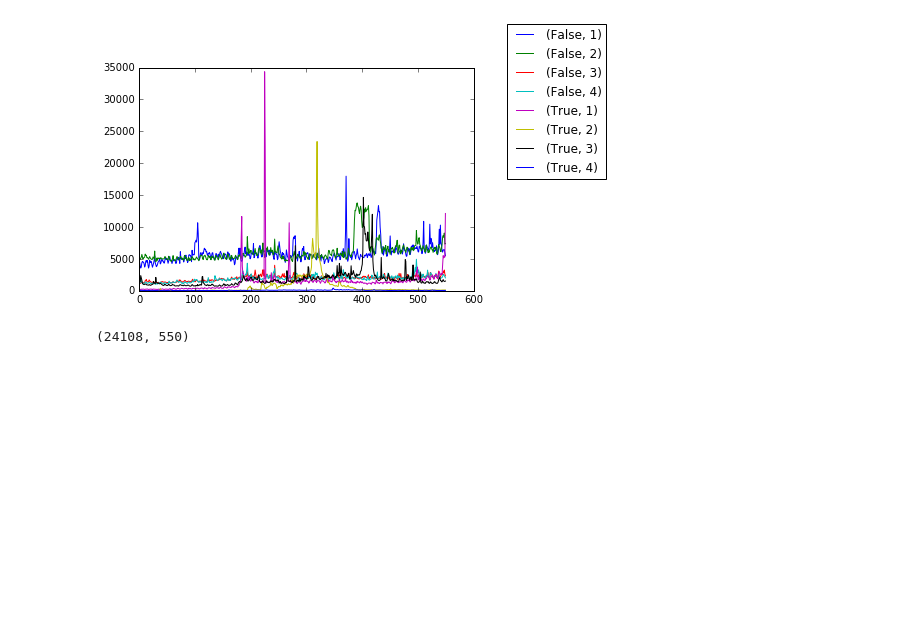
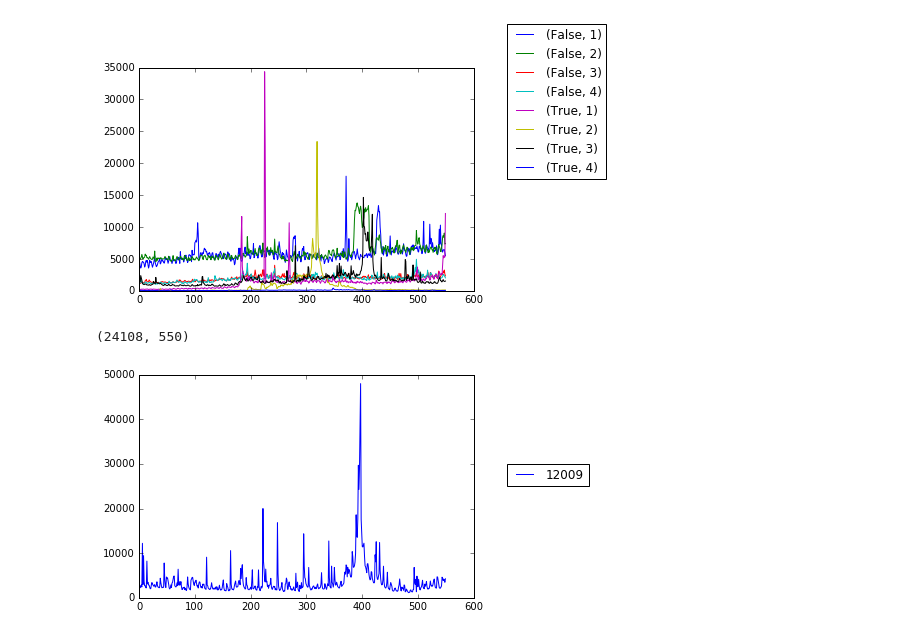
Before and after one commit to MatthewMcGonagle/KaggleWikiTraffic, a Jupyter notebook: Exploratory.ipynb, the cells around one changed output. Saved outputs shown, nothing was run; the diff lists cells and outputs as text; code cells hidden in the pictures; blank space fills up the shorter version.

```diff
--- a/Exploratory.ipynb
+++ b/Exploratory.ipynb
@@ -288,8 +308,15 @@ plt.show()
 dropCols = [name for name in toInfoIndex]
 dropCols.append('Page')
 
-Y_en = all_df[all_df.project == 'en.wikipedia.org'].drop(dropCols, 1).values
+series_en = all_df[all_df.project == 'en.wikipedia.org'].drop(dropCols, 1).values
 
-Y_en.shape
+series_en.shape
 # %% [output]
 (24108, 550)
+# %%
+seriesInd = np.random.randint(0, 24108, size = 1)
+plt.plot(series_en[seriesInd,:].T)
+plt.legend(seriesInd, loc = (1.1, 0.5))
+plt.show()
+# %% [output]
+[figure, added]
```
Also changed, not shown: parts of 15 cells of this notebook.
